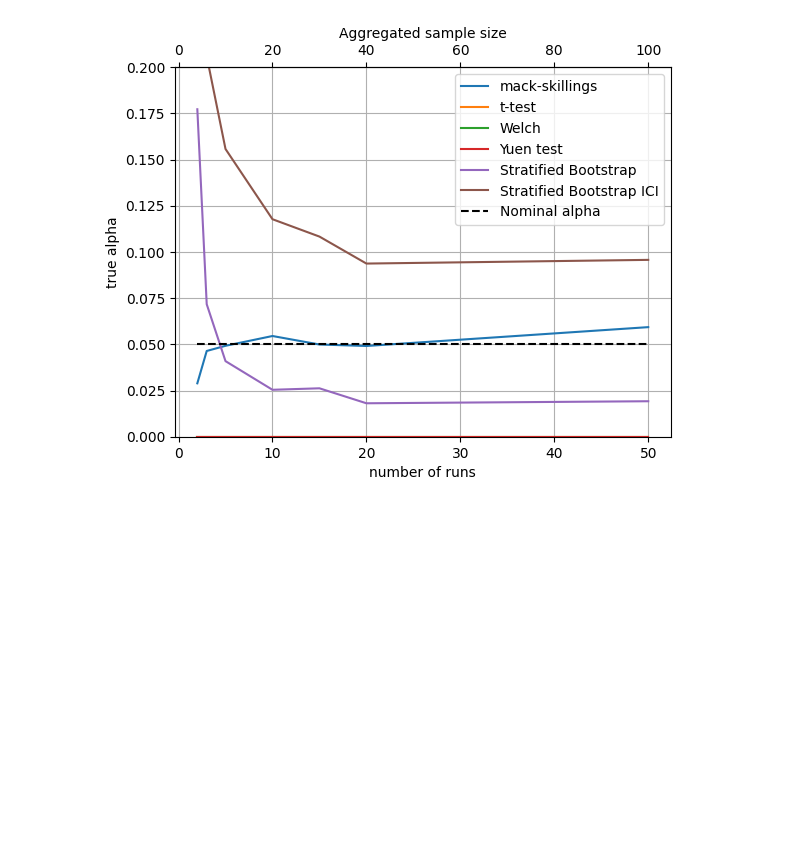
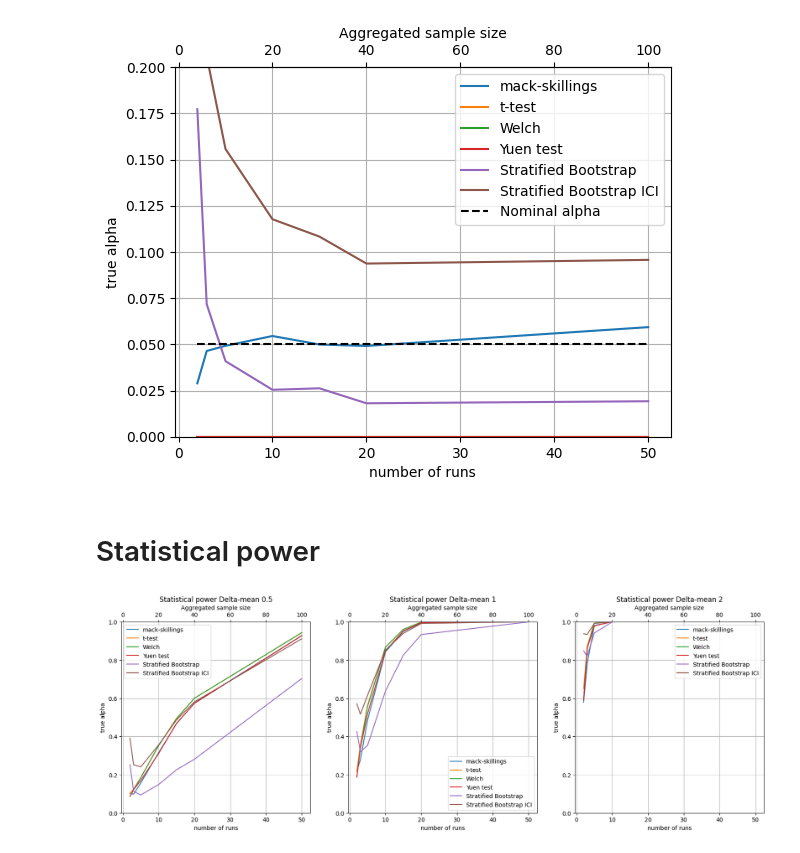
Before and after one commit to ecaromeo/stat_prec, a Jupyter notebook: generalize_v2.ipynb, the cells around one changed output. Saved outputs shown, nothing was run; the diff lists cells and outputs as text; code cells hidden in the pictures; blank space fills up the shorter version.

```diff
--- a/generalize_v2.ipynb
+++ b/generalize_v2.ipynb
@@ -565,3 +618,10 @@ secax.set_xlabel('Aggregated sample size')
 # %% [output]
 Text(0.5, 0, 'Aggregated sample size')
 [figure]
+# %% [markdown]
+# Statistical power
+# %%
+N=2
+K = 2
+Nsim=1000
+nominal_alpha = 0.05
@@ -567,0 +716,29 @@ Text(0.5, 0, 'Aggregated sample size')
+# %%
+# Two policies and 2 tasks. All distributions have normal distribution. Same variance. Same means. Small effect size is applied
+
+epslist = list([0.5, 1, 2])
+fig, ax = plt.subplots(1,3, figsize = (20, 6))
+for eps, i in zip(epslist, range(len(epslist))):
+
+    fpos_MS, fpos_t, fpos_welch, fpos_welch_trim, fpos_SB, fpos_SBo, sig_pool= run_simulation(nominal_alpha=nominal_alpha, N=N, K=K, Nsim = Nsim, TASK_MEAN=list([[0, 0], [eps, eps]]), TASK_VAR=list([[1, 1], [1, 1]]),  TASK_DISTR=list([["norm", "norm"], ["norm", "norm"]]))
+    # fpos_MS, fpos_t, fpos_welch, fpos_welch_trim = run_simulation(nominal_alpha=0.05, TASK_MEAN=list([[0, -1, 0.001, 10, 100], [0, -1, 0.001, 10, 100]]))
+
+    run_to_sample = lambda x : x *K
+    sample_to_run = lambda x : x /K
+
+    ax[i].plot(Cs, fpos_MS, label='mack-skillings')
+    ax[i].plot(Cs, fpos_t, label='t-test')
+    ax[i].plot(Cs, fpos_welch, label='Welch')
+    ax[i].plot(Cs, fpos_welch_trim, label='Yuen test')
+    ax[i].plot(Cs, fpos_SB, label='Stratified Bootstrap')
+    ax[i].plot(Cs, fpos_SBo, label='Stratified Bootstrap ICI')
+    ax[i].legend()
+    ax[i].grid()
+    ax[i].set_xlabel('number of runs')
+    ax[i].set_ylabel('true alpha')
+    ax[i].set_ylim([0, 1])
+    secax = ax[i].secondary_xaxis('top', functions=(run_to_sample, sample_to_run))
+    secax.set_xlabel('Aggregated sample size')
+    ax[i].set_title(f'Statistical power Delta-mean {eps}')
+# %% [output]
+[figure, added]
```
Also changed, not shown: parts of 7 cells of this notebook.
